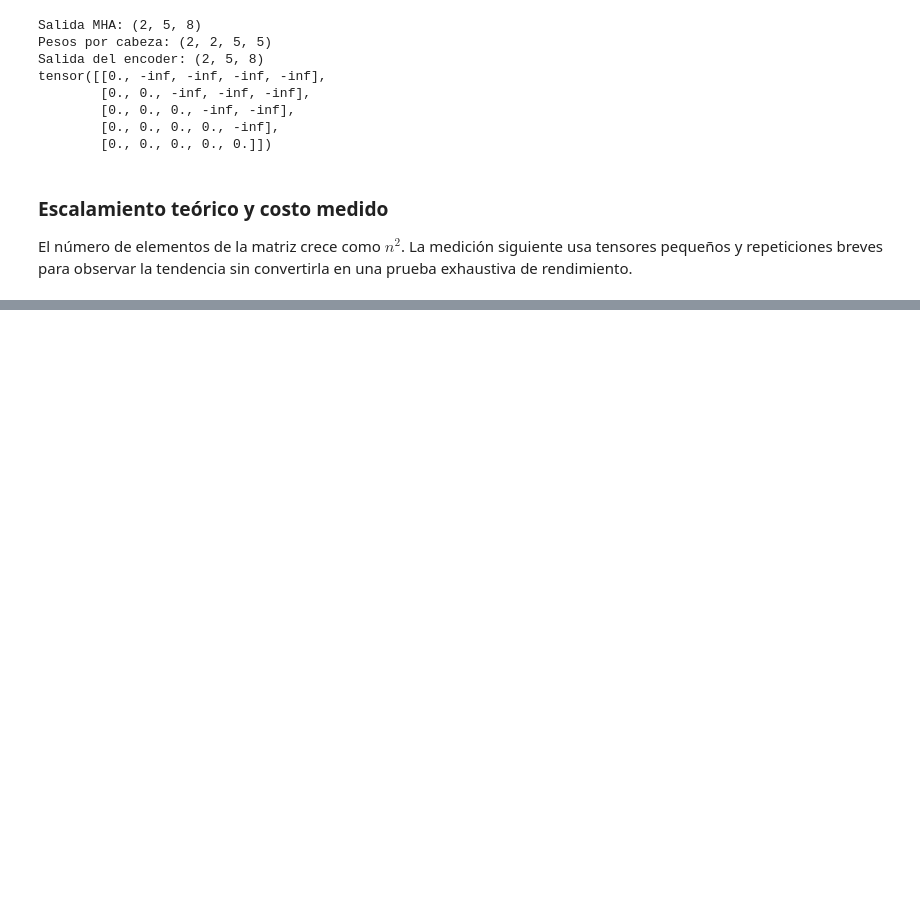
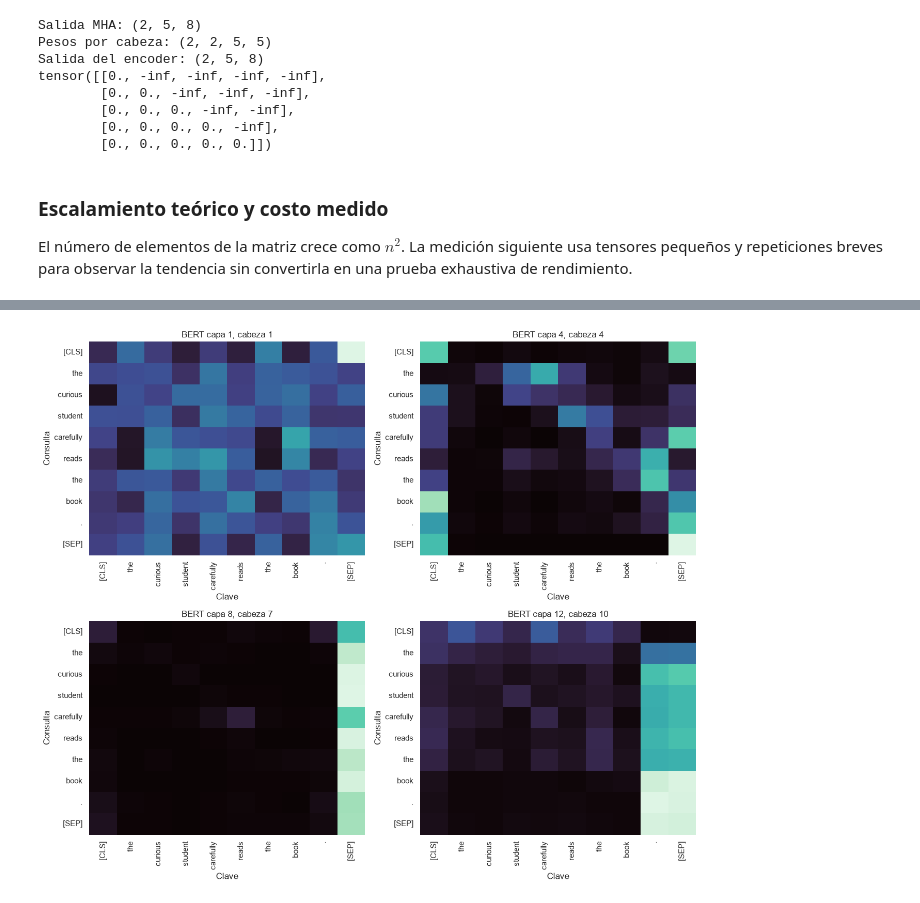
Before and after one commit to JosFer720/Hoja-de-trabajo-2-Transformers-y-mecanismo-de-atencion, a Jupyter notebook: Laboratorio_2_Transformers_y_Atencion.ipynb, the cells around one changed output, grey strips where cells are left out. Drawn from its saved outputs; the diff is of its cells as text; code cells hidden in the pictures; blank space fills up the shorter version.

Commit message:
feat: analiza atenciones de BERT y GPT-2

```diff
--- a/Laboratorio_2_Transformers_y_Atencion.ipynb
+++ b/Laboratorio_2_Transformers_y_Atencion.ipynb
@@ -192,0 +236,26 @@ plt.show()
+# %%
+def heatmap(ax, matrix, tokens, title):
+    sns.heatmap(
+        matrix,
+        ax=ax,
+        cmap="mako",
+        vmin=0,
+        vmax=max(0.01, float(matrix.max())),
+        xticklabels=tokens,
+        yticklabels=tokens,
+        cbar=False,
+    )
+    ax.set_title(title)
+    ax.set_xlabel("Clave")
+    ax.set_ylabel("Consulta")
+
+selections = [(0, 0), (3, 3), (7, 6), (11, 9)]
+fig, axes = plt.subplots(2, 2, figsize=(13, 11))
+for ax, (layer_idx, head_idx) in zip(axes.flat, selections):
+    matrix = bert_attn[layer_idx][0, head_idx].numpy()
+    heatmap(ax, matrix, bert_tokens, f"BERT capa {layer_idx + 1}, cabeza {head_idx + 1}")
+fig.tight_layout()
+fig.savefig(FIG_DIR / "cabezas_bert.png", dpi=180, bbox_inches="tight")
+plt.show()
+# %% [output]
+[figure, added]
```
Also changed, not shown: parts of 10 cells of this notebook, 6 other files.
